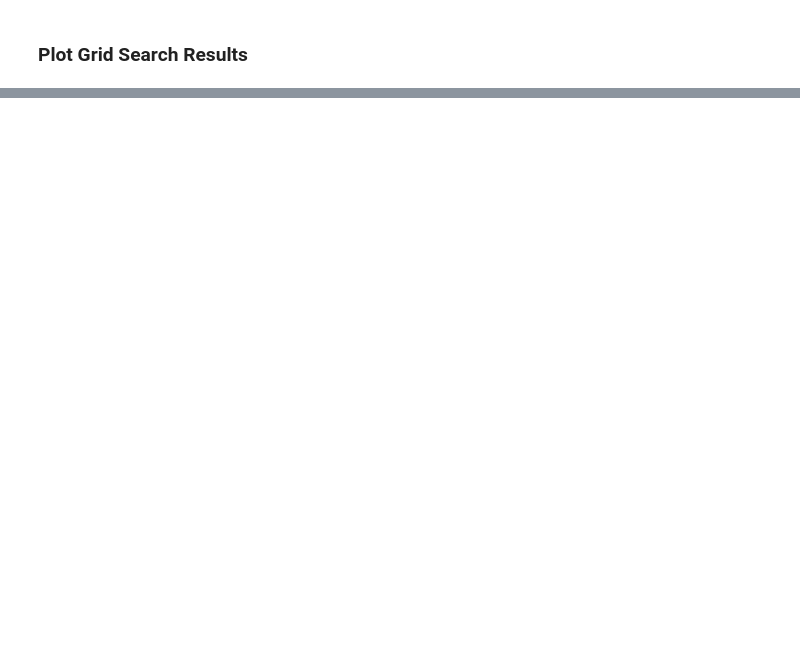
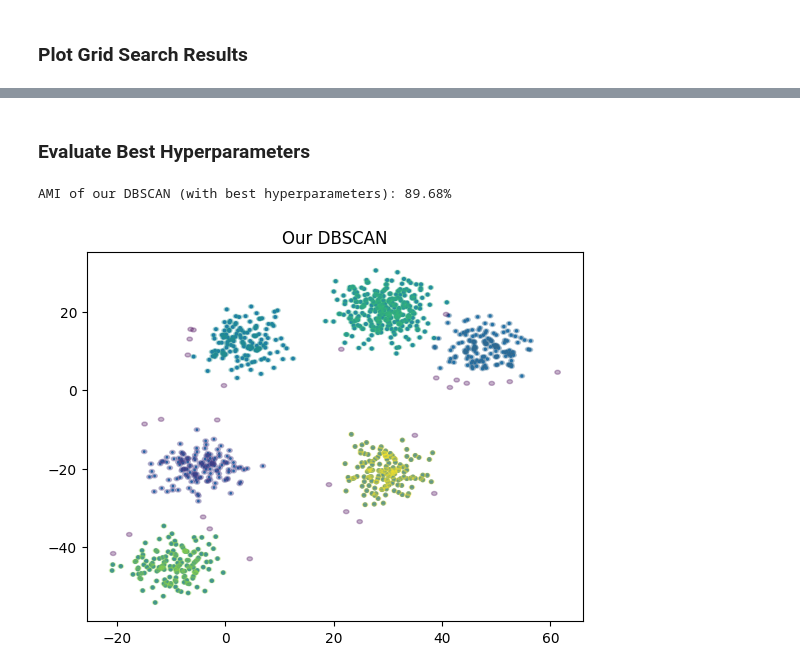
Before and after one commit to UltraArceus3/dbscan-implementation, a Jupyter notebook: dbscan.ipynb, the cells around one changed output, grey strips where cells are left out. Cells and saved outputs as stored; diff of their text form; code cells hidden in the pictures; blank space fills up the shorter version.

```diff
--- a/dbscan.ipynb
+++ b/dbscan.ipynb
@@ -195,0 +210,11 @@ plt.show()
+# %% [markdown]
+### Evaluate Best Hyperparameters
+# %%
+eval_db = dbscan.dbscan(data[0], eps=best_eps, min_pts=best_min_samples)
+
+print(f"AMI of our DBSCAN (with best hyperparameters): {adjusted_mutual_info_score(data[1], eval_db)*100:.2f}%")
+
+graphWithRadius(eval_db, "Our DBSCAN", data[0])
+# %% [output]
+AMI of our DBSCAN (with best hyperparameters): 89.68%
+[figure, added]
```
Also changed, not shown: parts of 5 cells of this notebook.
